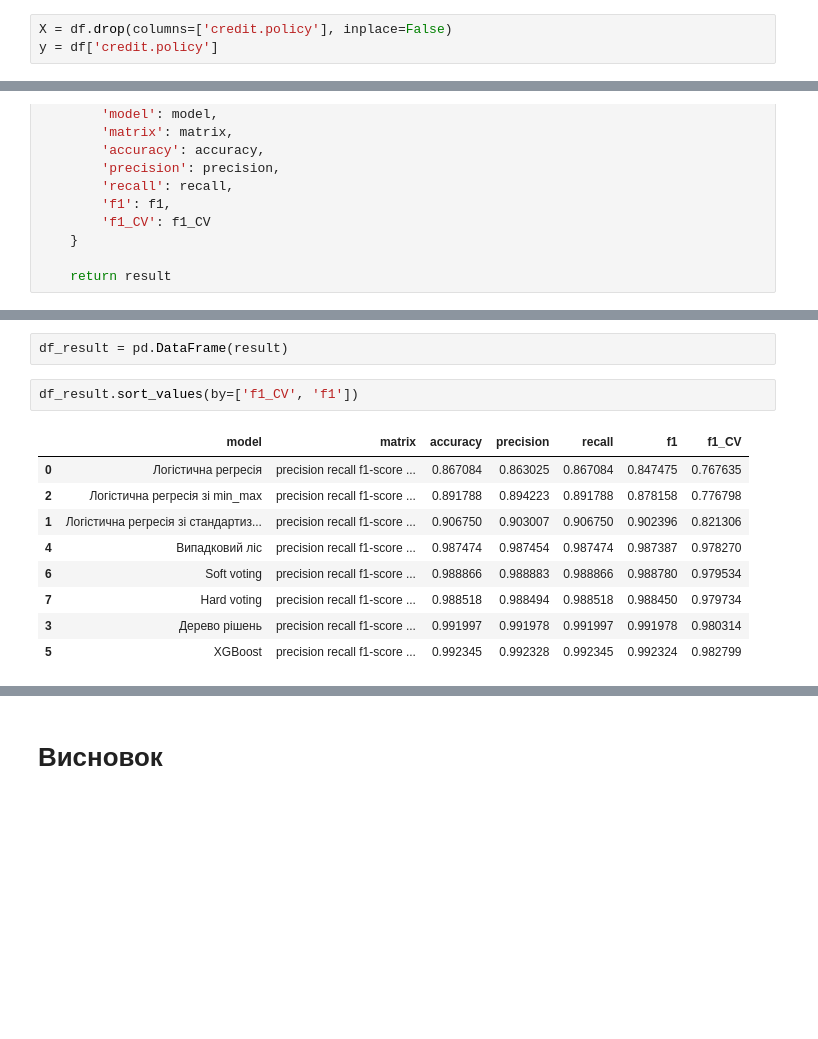
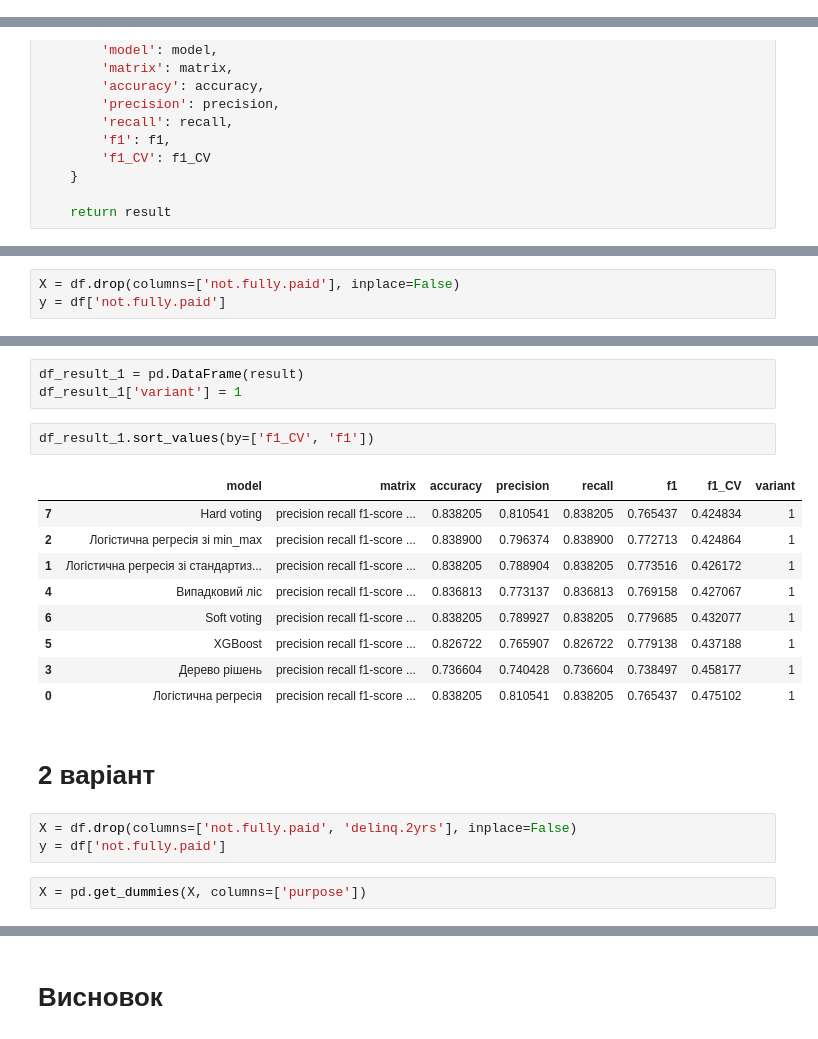
Before and after one commit to parmessan/DS-17, a Jupyter notebook: Lab_7/Lab work 7.ipynb, the cells around one changed output, grey strips where cells are left out. Drawn from its saved outputs; the diff is of its cells as text; blank space fills up the shorter version.

```diff
--- a/Lab_7/Lab work 7.ipynb
+++ b/Lab_7/Lab work 7.ipynb
@@ -378,3 +392,0 @@ def hard_voting(X, y):
-# %%
-X = df.drop(columns=['credit.policy'], inplace=False)
-y = df['credit.policy']
@@ -494,0 +494,3 @@ def testing(X, y):
+# %%
+X = df.drop(columns=['not.fully.paid'], inplace=False)
+y = df['not.fully.paid']
@@ -516,14 +520,22 @@ result = testing(X, y)
 # %%
-df_result = pd.DataFrame(result)
+df_result_1 = pd.DataFrame(result)
+df_result_1['variant'] = 1
 # %%
-df_result.sort_values(by=['f1_CV', 'f1'])
+df_result_1.sort_values(by=['f1_CV', 'f1'])
 # %% [output]
-|  | model | matrix | accuracy | precision | recall | f1 | f1_CV |
-| 0 | Логістична регресія | precision recall f1-score ... | 0.867084 | 0.863025 | 0.867084 | 0.847475 | 0.767635 |
-| 2 | Логістична регресія зі min_max | precision recall f1-score ... | 0.891788 | 0.894223 | 0.891788 | 0.878158 | 0.776798 |
-| 1 | Логістична регресія зі стандартиз... | precision recall f1-score ... | 0.906750 | 0.903007 | 0.906750 | 0.902396 | 0.821306 |
-| 4 | Випадковий ліс | precision recall f1-score ... | 0.987474 | 0.987454 | 0.987474 | 0.987387 | 0.978270 |
-| 6 | Soft voting | precision recall f1-score ... | 0.988866 | 0.988883 | 0.988866 | 0.988780 | 0.979534 |
-| 7 | Hard voting | precision recall f1-score ... | 0.988518 | 0.988494 | 0.988518 | 0.988450 | 0.979734 |
-| 3 | Дерево рішень | precision recall f1-score ... | 0.991997 | 0.991978 | 0.991997 | 0.991978 | 0.980314 |
-| 5 | XGBoost | precision recall f1-score ... | 0.992345 | 0.992328 | 0.992345 | 0.992324 | 0.982799 |
+|  | model | matrix | accuracy | precision | recall | f1 | f1_CV | variant |
+| 7 | Hard voting | precision recall f1-score ... | 0.838205 | 0.810541 | 0.838205 | 0.765437 | 0.424834 | 1 |
+| 2 | Логістична регресія зі min_max | precision recall f1-score ... | 0.838900 | 0.796374 | 0.838900 | 0.772713 | 0.424864 | 1 |
+| 1 | Логістична регресія зі стандартиз... | precision recall f1-score ... | 0.838205 | 0.788904 | 0.838205 | 0.773516 | 0.426172 | 1 |
+| 4 | Випадковий ліс | precision recall f1-score ... | 0.836813 | 0.773137 | 0.836813 | 0.769158 | 0.427067 | 1 |
+| 6 | Soft voting | precision recall f1-score ... | 0.838205 | 0.789927 | 0.838205 | 0.779685 | 0.432077 | 1 |
+| 5 | XGBoost | precision recall f1-score ... | 0.826722 | 0.765907 | 0.826722 | 0.779138 | 0.437188 | 1 |
+| 3 | Дерево рішень | precision recall f1-score ... | 0.736604 | 0.740428 | 0.736604 | 0.738497 | 0.458177 | 1 |
+| 0 | Логістична регресія | precision recall f1-score ... | 0.838205 | 0.810541 | 0.838205 | 0.765437 | 0.475102 | 1 |
+# %% [markdown]
+# 2 варіант
+# %%
+X = df.drop(columns=['not.fully.paid', 'delinq.2yrs'], inplace=False)
+y = df['not.fully.paid']
+# %%
+X = pd.get_dummies(X, columns=['purpose'])
```
Also changed, not shown: parts of 26 cells of this notebook.
